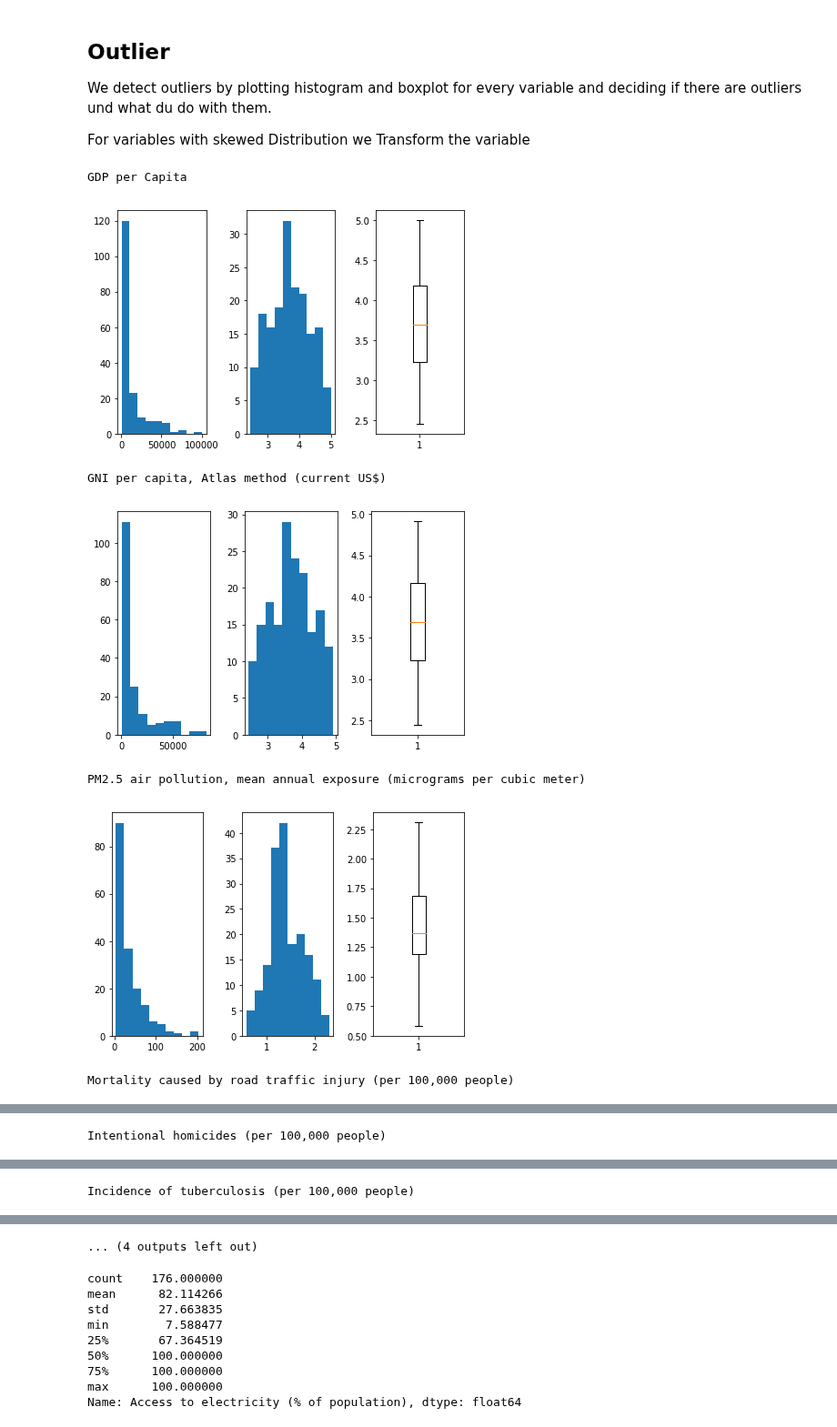
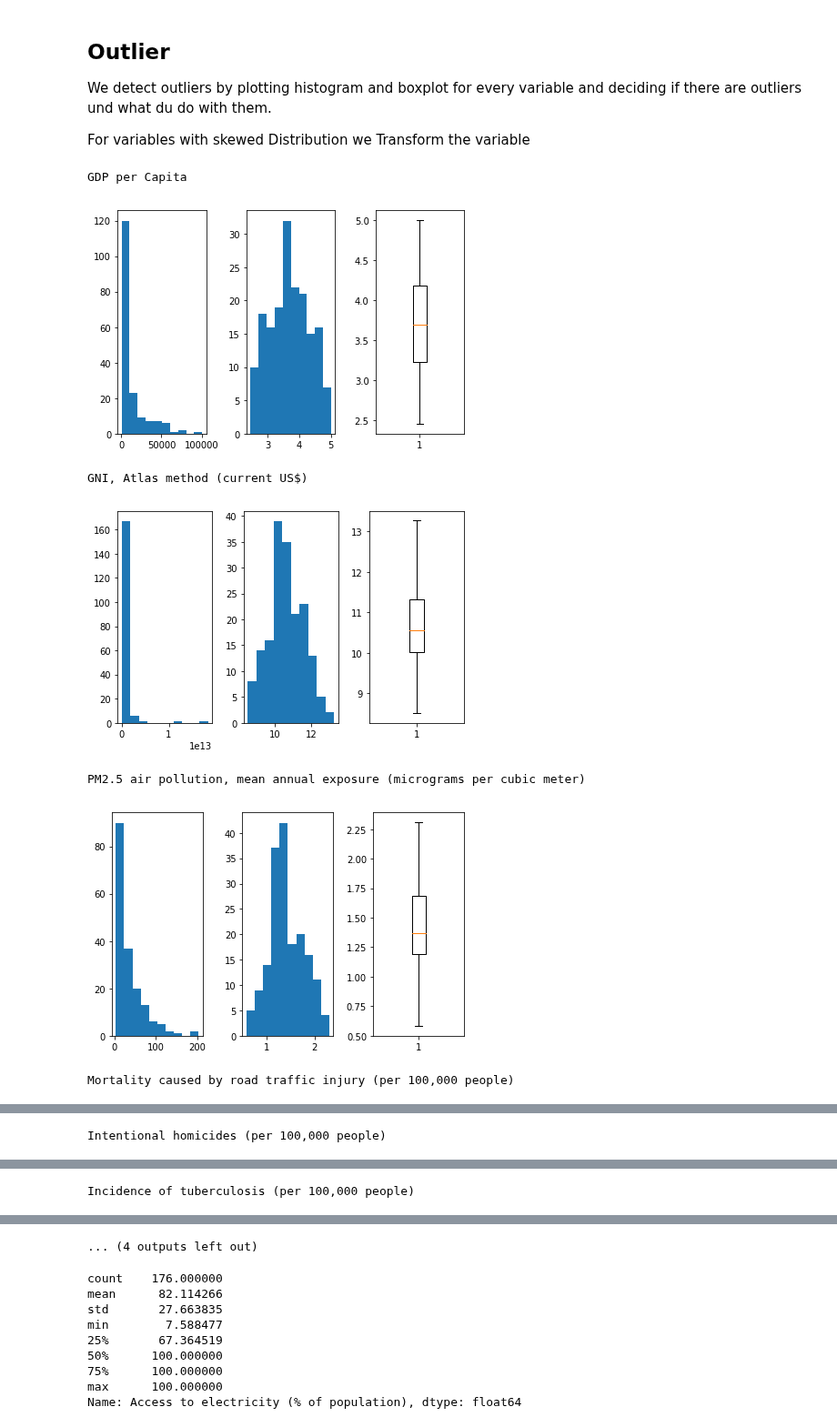
Before and after one commit to patrickFuerst/human_life_exp, a Jupyter notebook: Data_Processing(Attila).ipynb, the cells around one changed output, grey strips where cells are left out. Shown at 91% size. Cells and saved outputs as stored; diff of their text form; code cells hidden in the pictures.

```diff
--- a/Data_Processing(Attila).ipynb
+++ b/Data_Processing(Attila).ipynb
@@ -40,7 +40,7 @@ print(delcon)
 data = data[~data['Country'].isin(delcon)]
 
 
-data.drop(columns=['Last Updated: 11/14/2018', 'Data from database: World Development Indicators', 'GNI, PPP (current international $)', 'GNI, Atlas method (current US$)','GNI per capita, PPP (current international $)'], inplace=True)
+data.drop(columns=['Last Updated: 11/14/2018', 'Data from database: World Development Indicators'], inplace=True)
 #data.drop(columns=['Last Updated: 11/14/2018', 'Data from database: World Development Indicators', 'GNI, PPP (current international $)'], inplace=True)
 
 #data = data[data['Country'] != 'Democratic People\'s Republic of Korea']
@@ -63,8 +63,7 @@ print(data_last.isnull().sum())
 
 # drop datapoints by county
 
-# drop HIV
-data_last.drop(columns=['Prevalence of HIV, total (% of population ages 15-49)'], inplace=True)
+
 data_last.drop(columns=['Research and development expenditure (% of GDP)'], inplace=True)
 #display(data_last[data_last['CHE_in_USD'].isnull()])
 
@@ -163,40 +205,40 @@ We detect outliers by plotting histogram and boxplot for every variable and deci
 For variables with skewed Distribution we Transform the variable
 # %%
 cols = ['GDP per Capita',
-       'GNI per capita, Atlas method (current US$)',
+       'GNI, Atlas method (current US$)',
 #       'GDP per capita growth (annual %)', 'GDP growth (annual %)',
        'PM2.5 air pollution, mean annual exposure (micrograms per cubic meter)',
        'Mortality caused by road traffic injury (per 100,000 people)',
        'Intentional homicides (per 100,000 people)',
        'Incidence of tuberculosis (per 100,000 people)',
        'CO2 emissions (metric tons per capita)',
        'CHE_in_USD']
 
 
 
 
 def mplt(data1, data2):
     fig, (ax1, ax2, ax3) = plt.subplots(1, 3)
     n, bins, patches = ax1.hist(data1)
     n, bins, patches = ax2.hist(data2)
     o = ax3.boxplot(data2)
     fig.tight_layout()
     plt.show()
 
 
 
 data_transformed = data_last.copy()
 
 
 for ser in cols:
     print(ser)
     data_transformed[ser] = data_last[ser].transform(math.log10)
     mplt(data_last[ser], data_transformed[ser])
 # %% [output]
 GDP per Capita
 [figure]
-GNI per capita, Atlas method (current US$)
+GNI, Atlas method (current US$)
-[figure, old version]
+[figure, new version]
 PM2.5 air pollution, mean annual exposure (micrograms per cubic meter)
 [figure]
 Mortality caused by road traffic injury (per 100,000 people)
```
Also changed, not shown: parts of 6 cells of this notebook, 2 other files.
